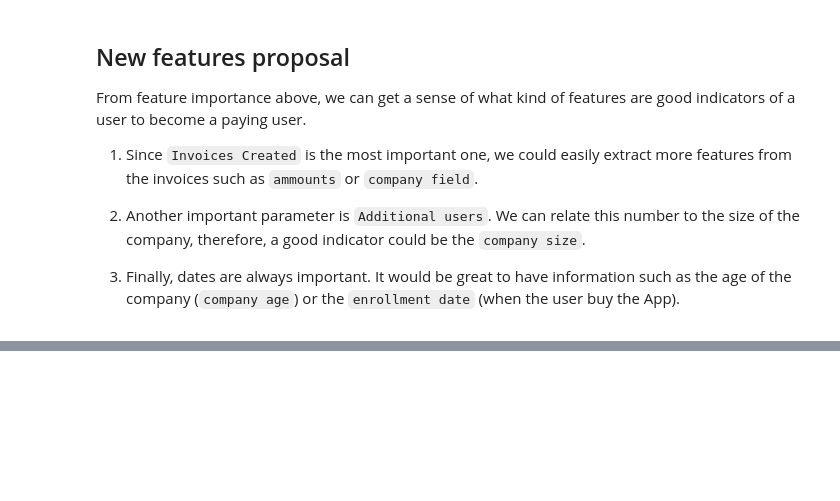
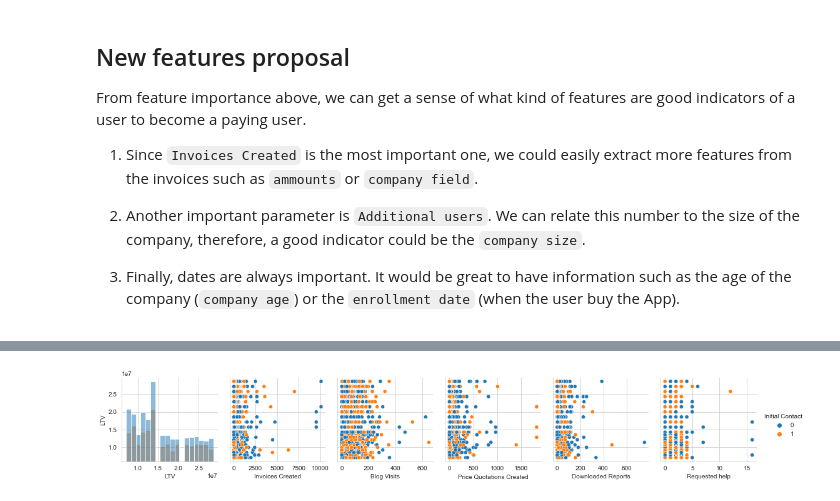
Before and after one commit to qmxp55/onboard_prediction_model, a Jupyter notebook: main.ipynb, the cells around one changed output, grey strips where cells are left out. Cells and saved outputs as stored; diff of their text form; code cells hidden in the pictures; blank space fills up the shorter version.

```diff
--- a/main.ipynb
+++ b/main.ipynb
@@ -442,0 +510,4 @@ From feature importance above, we can get a sense of what kind of features are g
+# %%
+scatter('Initial Contact')
+# %% [output]
+[figure, added]
```
Also changed, not shown: parts of 21 cells of this notebook, 2 other files.
